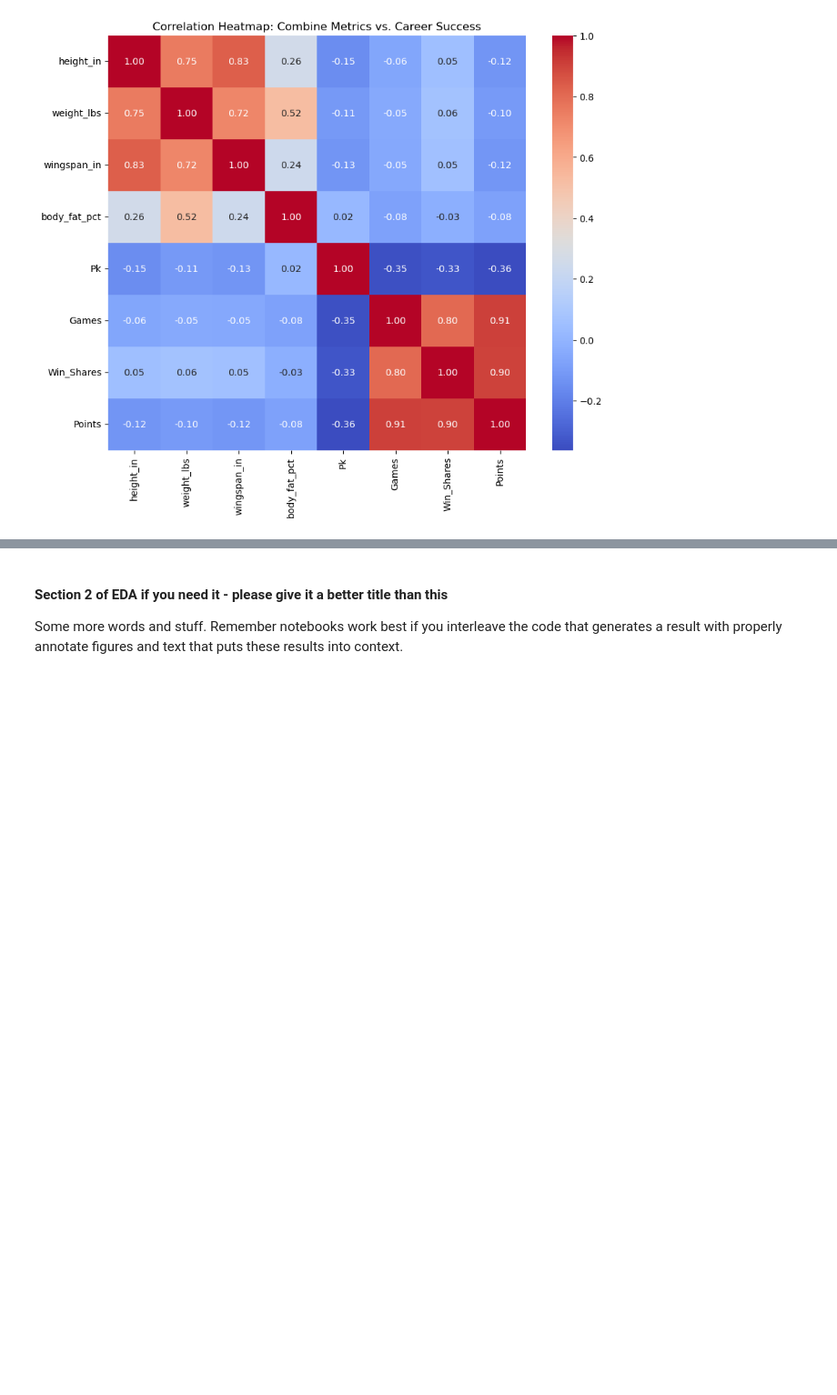
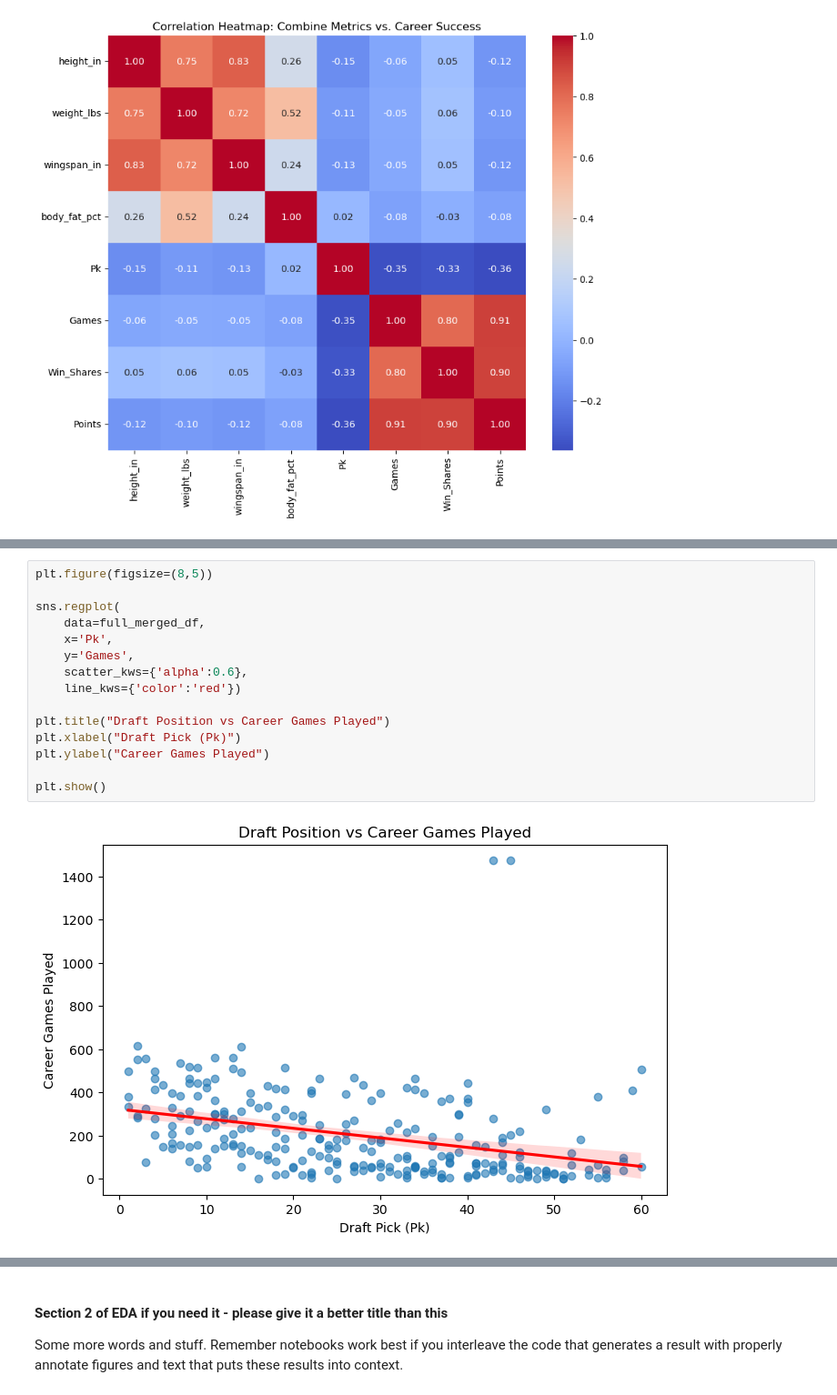
Before and after one commit to COGS108/Group010_WI26, a Jupyter notebook: 02-EDACheckpoint.ipynb, the cells around one changed output, grey strips where cells are left out. Shown at 91% size. Cells and saved outputs as stored; diff of their text form; blank space fills up the shorter version.

Commit message:
Add EDA: draft position and career performance(why should be considered)

```diff
--- a/02-EDACheckpoint.ipynb
+++ b/02-EDACheckpoint.ipynb
@@ -548,0 +703,17 @@ plt.show()
+# %%
+plt.figure(figsize=(8,5))
+
+sns.regplot(
+    data=full_merged_df,
+    x='Pk',
+    y='Games',
+    scatter_kws={'alpha':0.6},
+    line_kws={'color':'red'})
+
+plt.title("Draft Position vs Career Games Played")
+plt.xlabel("Draft Pick (Pk)")
+plt.ylabel("Career Games Played")
+
+plt.show()
+# %% [output]
+[figure, added]
```
Also changed, not shown: parts of 32 cells of this notebook.
